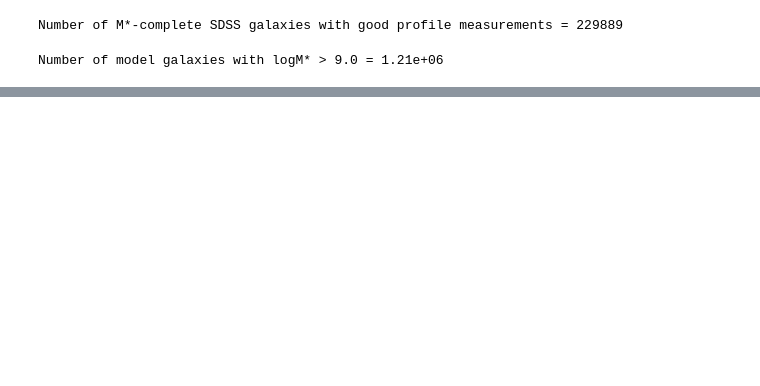
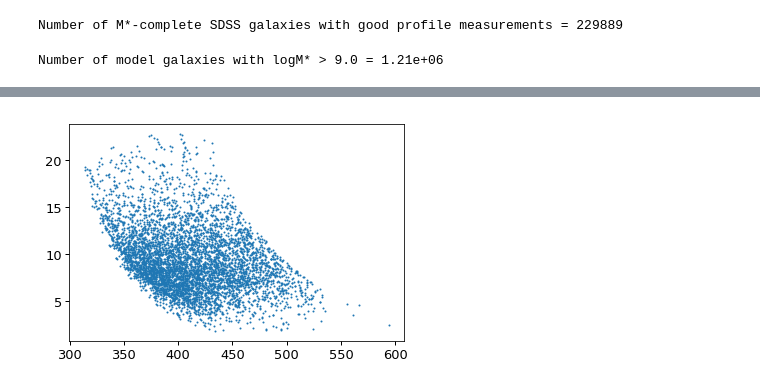
Before and after one commit to aphearin/galsize_models, a Jupyter notebook: notebooks/stripping_dev.ipynb, the cells around one changed output, grey strips where cells are left out. Saved outputs shown, nothing was run; the diff lists cells and outputs as text; code cells hidden in the pictures; blank space fills up the shorter version.

```diff
--- a/notebooks/stripping_dev.ipynb
+++ b/notebooks/stripping_dev.ipynb
@@ -164,0 +186,5 @@ fig.savefig(figname, bbox_extra_artists=[xlabel3, ylabel3], bbox_inches='tight')
+# %%
+mpeak_mask = (mock['mpeak'] > 1e13) & (mock['mpeak'] < 2.5e13)
+sample = mock[mpeak_mask]
+# %%
+sample.sort('vmax_at_mpeak_percentile')
@@ -164,0 +195,6 @@ fig.savefig(figname, bbox_extra_artists=[xlabel3, ylabel3], bbox_inches='tight')
+# %%
+fig, ax = plt.subplots(1, 1)
+
+__=ax.scatter(sample['vmax_mpeak'], sample['r50'], s=1)
+# %% [output]
+[figure, added]
```
Also changed, not shown: parts of 7 cells of this notebook, 1 other file.
